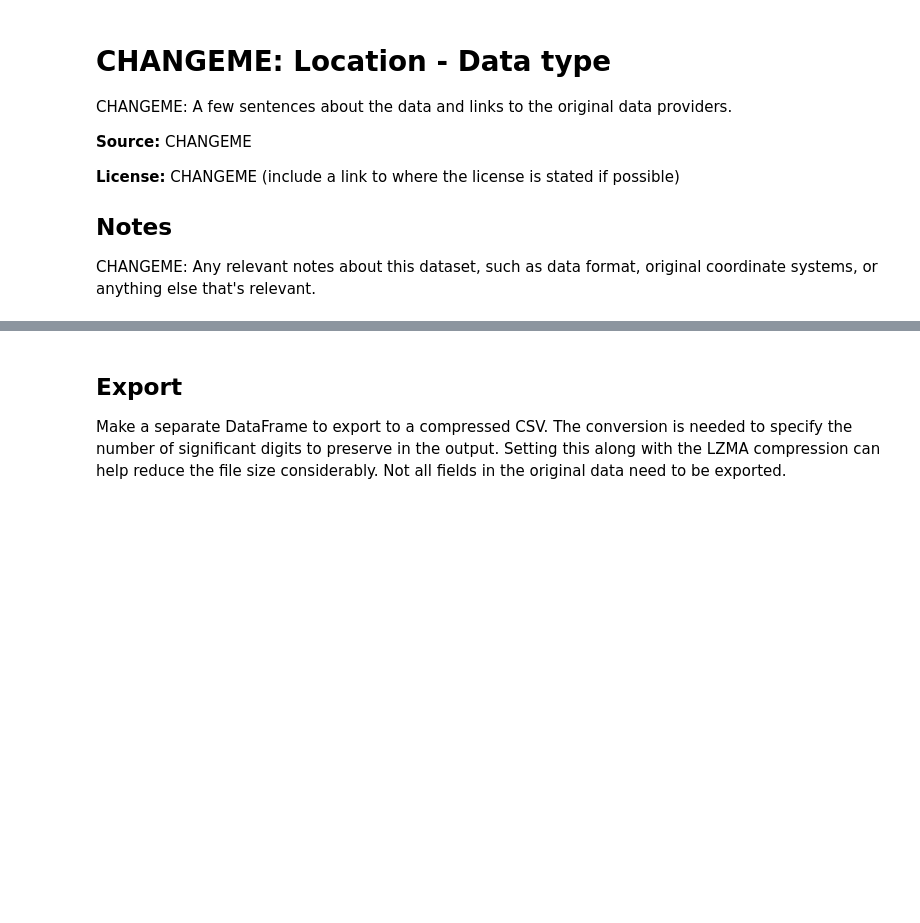
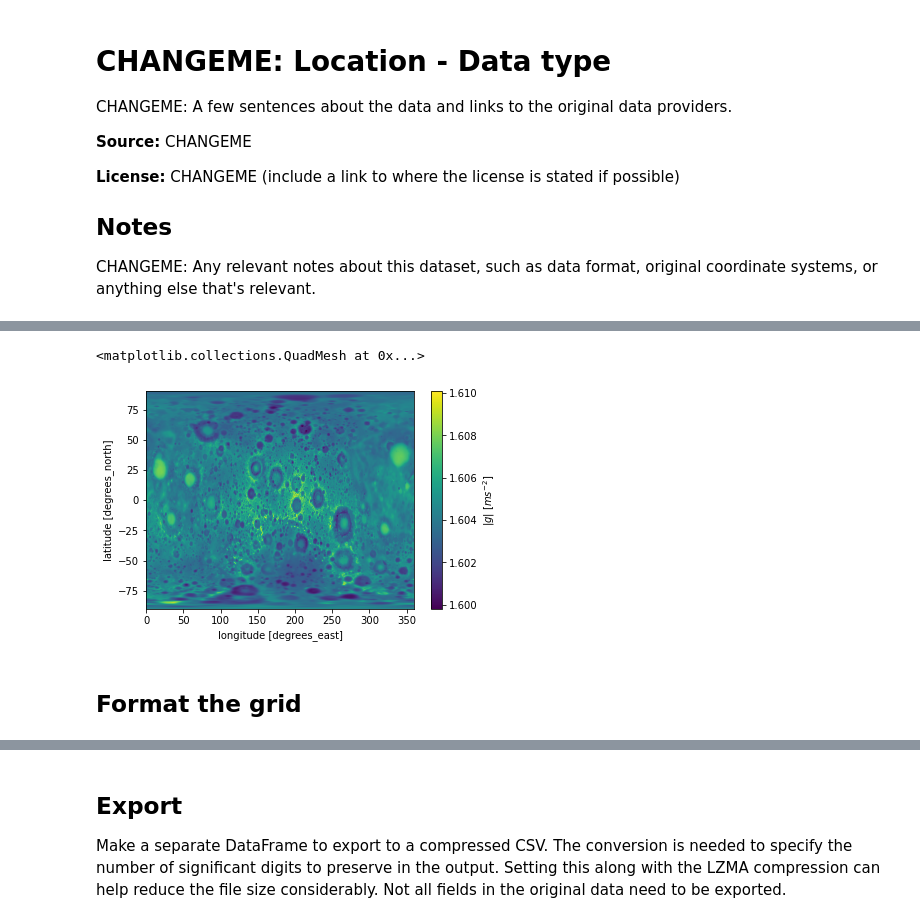
Before and after one commit to fatiando-data/moon-gravity-10arcmin, a Jupyter notebook: prepare.ipynb, the cells around one changed output, grey strips where cells are left out. Saved outputs shown, nothing was run; the diff lists cells and outputs as text; code cells hidden in the pictures; blank space fills up the shorter version.

Commit message:
Start getting the data using shtools

```diff
--- a/prepare.ipynb
+++ b/prepare.ipynb
@@ -24,6 +24,2 @@ Use [Pooch](https://github.com/fatiando/pooch) to download the original data fil
 # %%
-fname = pooch.retrieve(
-    url="https://gml.noaa.gov/webdata/ccgg/trends/co2/co2_mm_mlo.txt",
-    known_hash="sha256:01b7df0113305e207c25df77e98ee9bd4477d0ba127b9b78594dd720f5f973ed",
-)
-print(f"size: {os.path.getsize(fname) / 1e6} Mb")
+model = pysh.datasets.Moon.GRGM900C()
@@ -71,0 +43,4 @@ plt.show()
+# %%
+height = 11_000  # meters
+data = model.expand(lmax=539, a=bl.MOON.radius + height, f=0, normal_gravity=False).to_xarray().total
+data
@@ -71,0 +65,7 @@ plt.show()
+# %%
+data.plot()
+# %% [output]
+<matplotlib.collections.QuadMesh at 0x...>
+[figure, added]
+# %% [markdown]
+## Format the grid
```
Also changed, not shown: parts of 15 cells of this notebook, 1 other file.
